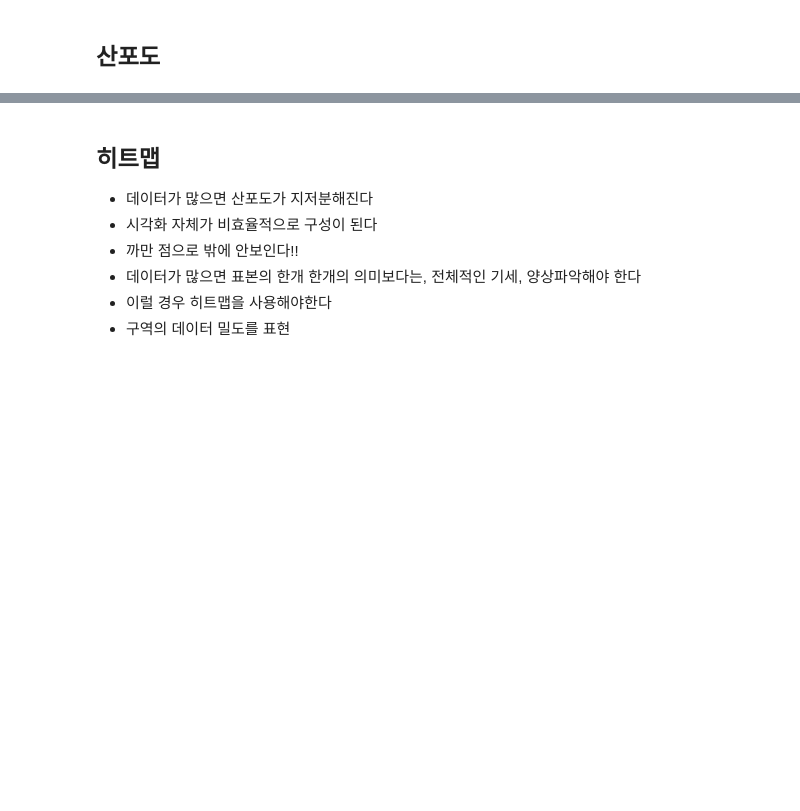
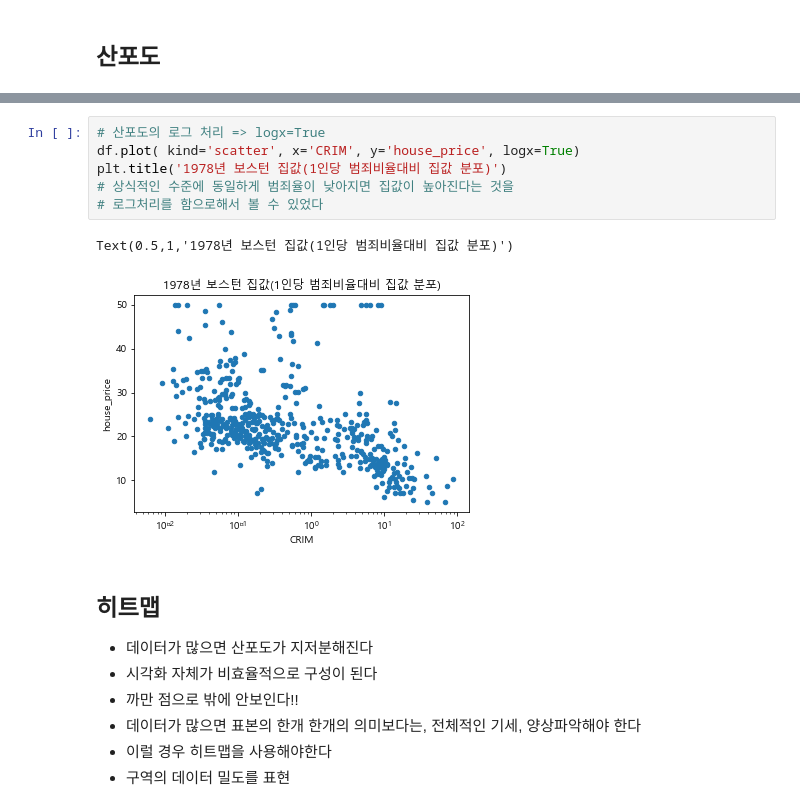
Before and after one commit to JeongsuMoon1/py_projects, a Jupyter notebook: analysis/pandas/basic/시각화.ipynb, the cells around one changed output, grey strips where cells are left out. Drawn from its saved outputs; the diff is of its cells as text; blank space fills up the shorter version.

```diff
--- a/analysis/pandas/basic/시각화.ipynb
+++ b/analysis/pandas/basic/시각화.ipynb
@@ -139,3 +255,12 @@ Text(0.5,0.98,'종별 전체 측정값 비교')
+# %%
+# 산포도의 로그 처리 => logx=True
+df.plot( kind='scatter', x='CRIM', y='house_price', logx=True)
+plt.title('1978년 보스턴 집값(1인당 범죄비율대비 집값 분포)')
+# 상식적인 수준에 동일하게 범죄율이 낮아지면 집값이 높아진다는 것을
+# 로그처리를 함으로해서 볼 수 있었다
+# %% [output]
+Text(0.5,1,'1978년 보스턴 집값(1인당 범죄비율대비 집값 분포)')
+[figure, added]
 # %% [markdown]
 ## 히트맵
 
```
Also changed, not shown: parts of 25 cells of this notebook, 4 other files.
